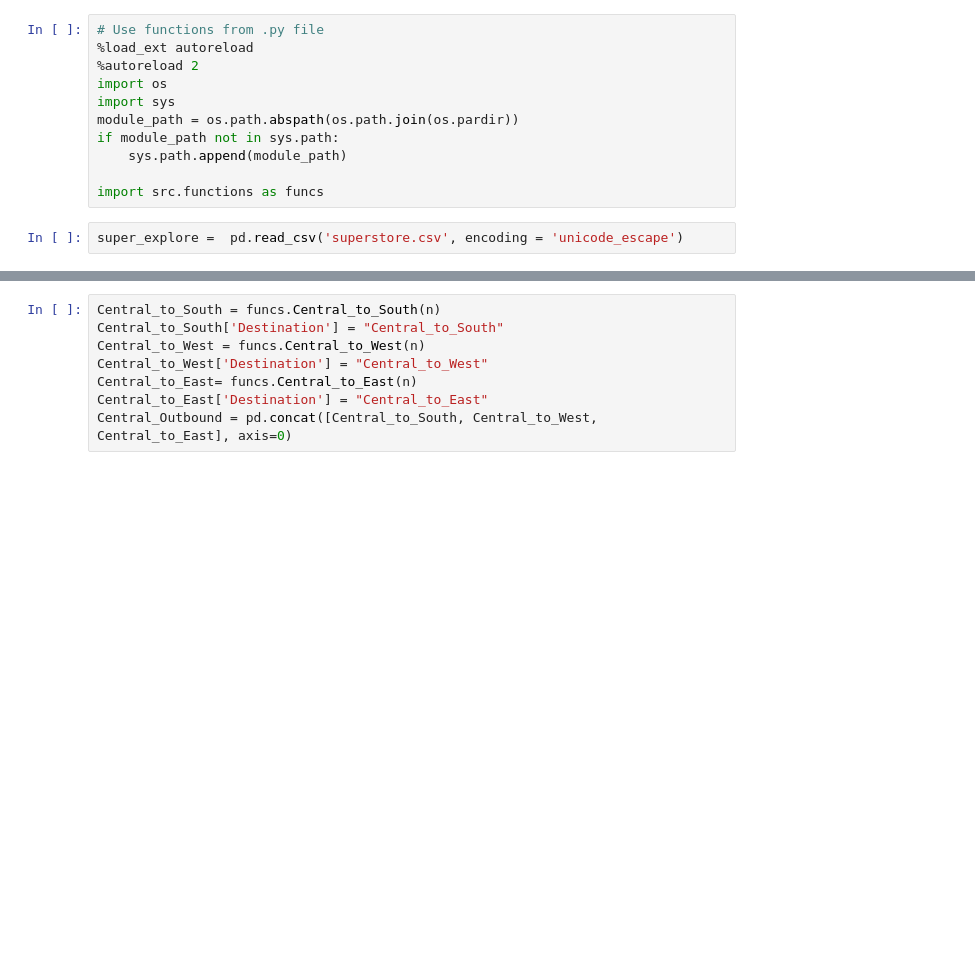
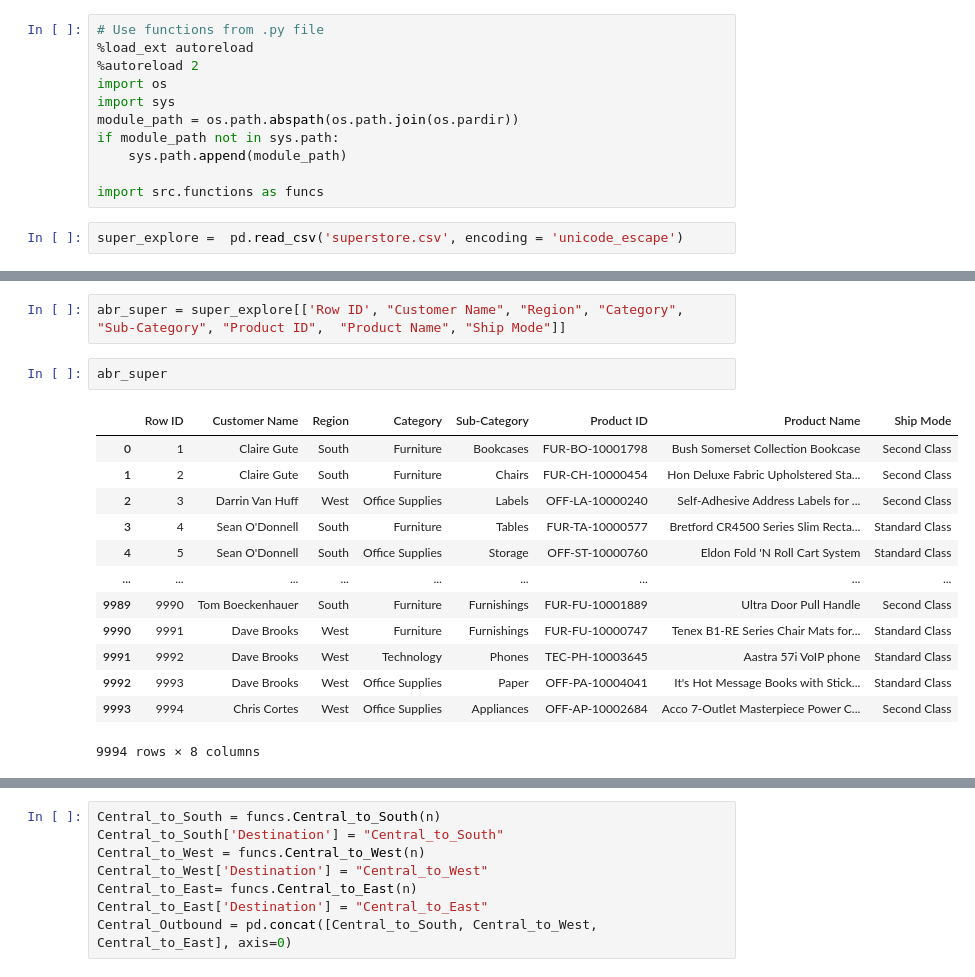
Before and after one commit to lychrst/Superstore-Logistics, a Jupyter notebook: Superstore Logistics.ipynb, the cells around one changed output, grey strips where cells are left out. Cells and saved outputs as stored; diff of their text form; blank space fills up the shorter version.

```diff
--- a/Superstore Logistics.ipynb
+++ b/Superstore Logistics.ipynb
@@ -24 +32,19 @@ super_explore =  pd.read_csv('superstore.csv', encoding = 'unicode_escape')
+# %%
+abr_super = super_explore[['Row ID', "Customer Name", "Region", "Category", "Sub-Category", "Product ID",  "Product Name", "Ship Mode"]]
+# %%
+abr_super
+# %% [output]
+|  | Row ID | Customer Name | Region | Category | Sub-Category | Product ID | Product Name | Ship Mode |
+| 0 | 1 | Claire Gute | South | Furniture | Bookcases | FUR-BO-10001798 | Bush Somerset Collection Bookcase | Second Class |
+| 1 | 2 | Claire Gute | South | Furniture | Chairs | FUR-CH-10000454 | Hon Deluxe Fabric Upholstered Sta... | Second Class |
+| 2 | 3 | Darrin Van Huff | West | Office Supplies | Labels | OFF-LA-10000240 | Self-Adhesive Address Labels for ... | Second Class |
+| 3 | 4 | Sean O'Donnell | South | Furniture | Tables | FUR-TA-10000577 | Bretford CR4500 Series Slim Recta... | Standard Class |
+| 4 | 5 | Sean O'Donnell | South | Office Supplies | Storage | OFF-ST-10000760 | Eldon Fold 'N Roll Cart System | Standard Class |
+| ... | ... | ... | ... | ... | ... | ... | ... | ... |
+| 9989 | 9990 | Tom Boeckenhauer | South | Furniture | Furnishings | FUR-FU-10001889 | Ultra Door Pull Handle | Second Class |
+| 9990 | 9991 | Dave Brooks | West | Furniture | Furnishings | FUR-FU-10000747 | Tenex B1-RE Series Chair Mats for... | Standard Class |
+| 9991 | 9992 | Dave Brooks | West | Technology | Phones | TEC-PH-10003645 | Aastra 57i VoIP phone | Standard Class |
+| 9992 | 9993 | Dave Brooks | West | Office Supplies | Paper | OFF-PA-10004041 | It's Hot Message Books with Stick... | Standard Class |
+| 9993 | 9994 | Chris Cortes | West | Office Supplies | Appliances | OFF-AP-10002684 | Acco 7-Outlet Masterpiece Power C... | Second Class |
+9994 rows × 8 columns
 # %%
```
Also changed, not shown: parts of 95 cells of this notebook.
